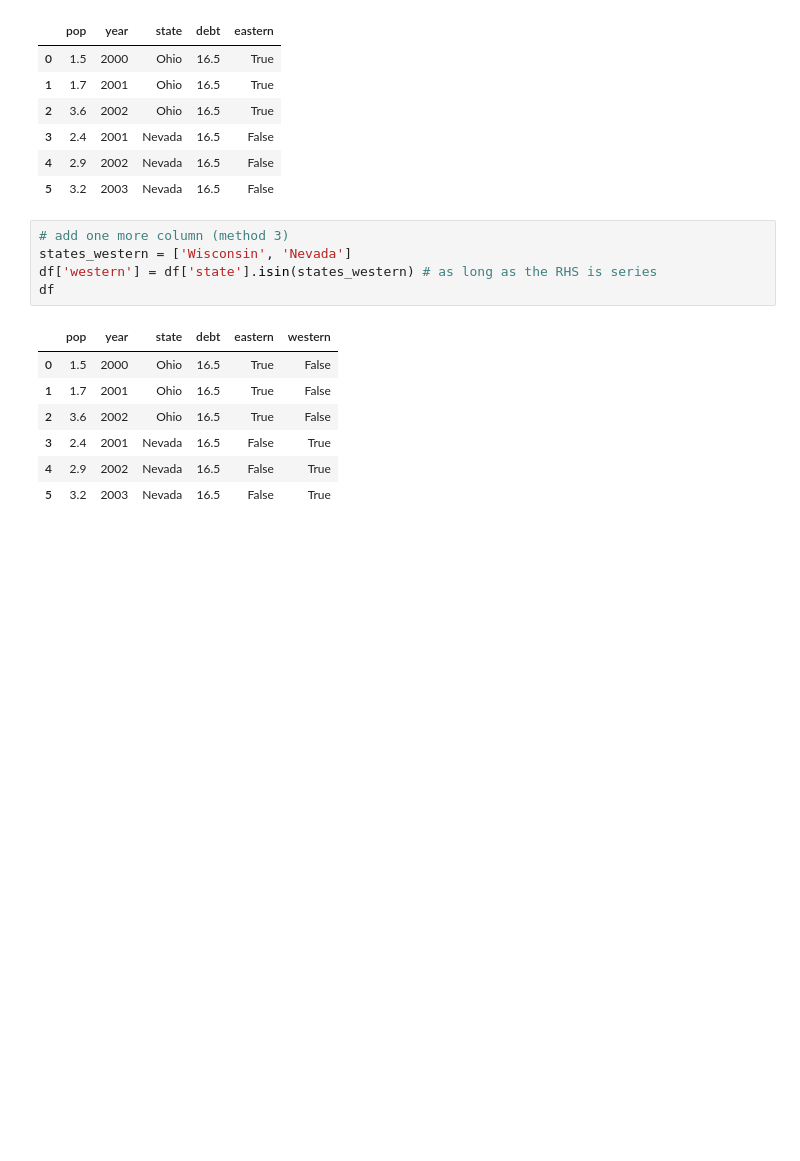
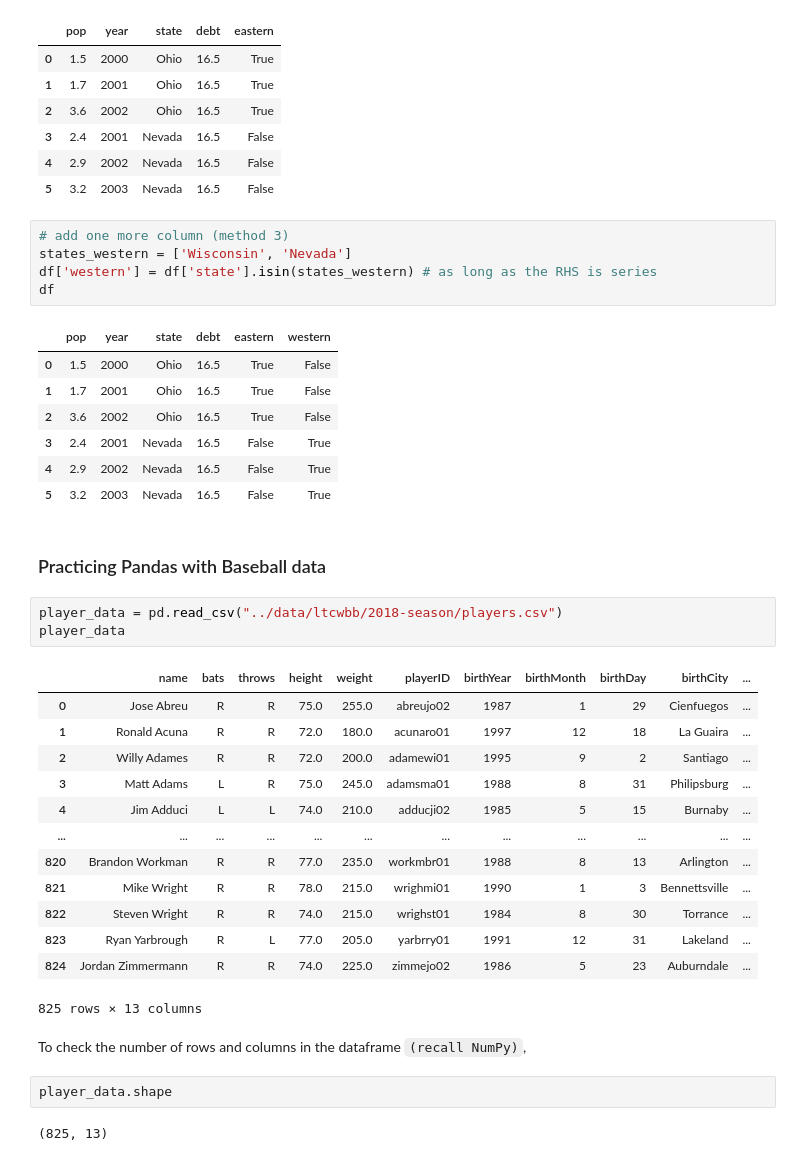
Before and after one commit to dowonh9599/everything-python, a Jupyter notebook: 06-pandas/01-introduction.ipynb, the cells around one changed output. Drawn from its saved outputs; the diff is of its cells as text; blank space fills up the shorter version.

Commit message:
feat: ltcwbb dataframe practice

```diff
--- a/06-pandas/01-introduction.ipynb
+++ b/06-pandas/01-introduction.ipynb
@@ -476,3 +476,28 @@ df
 | 3 | 2.4 | 2001 | Nevada | 16.5 | False | True |
 | 4 | 2.9 | 2002 | Nevada | 16.5 | False | True |
 | 5 | 3.2 | 2003 | Nevada | 16.5 | False | True |
+# %% [markdown]
+### Practicing Pandas with Baseball data
+# %%
+player_data = pd.read_csv("../data/ltcwbb/2018-season/players.csv")
+player_data
+# %% [output]
+|  | name | bats | throws | height | weight | playerID | birthYear | birthMonth | birthDay | birthCity | ... |
+| 0 | Jose Abreu | R | R | 75.0 | 255.0 | abreujo02 | 1987 | 1 | 29 | Cienfuegos | ... |
+| 1 | Ronald Acuna | R | R | 72.0 | 180.0 | acunaro01 | 1997 | 12 | 18 | La Guaira | ... |
+| 2 | Willy Adames | R | R | 72.0 | 200.0 | adamewi01 | 1995 | 9 | 2 | Santiago | ... |
+| 3 | Matt Adams | L | R | 75.0 | 245.0 | adamsma01 | 1988 | 8 | 31 | Philipsburg | ... |
+| 4 | Jim Adduci | L | L | 74.0 | 210.0 | adducji02 | 1985 | 5 | 15 | Burnaby | ... |
+| ... | ... | ... | ... | ... | ... | ... | ... | ... | ... | ... | ... |
+| 820 | Brandon Workman | R | R | 77.0 | 235.0 | workmbr01 | 1988 | 8 | 13 | Arlington | ... |
+| 821 | Mike Wright | R | R | 78.0 | 215.0 | wrighmi01 | 1990 | 1 | 3 | Bennettsville | ... |
+| 822 | Steven Wright | R | R | 74.0 | 215.0 | wrighst01 | 1984 | 8 | 30 | Torrance | ... |
+| 823 | Ryan Yarbrough | R | L | 77.0 | 205.0 | yarbrry01 | 1991 | 12 | 31 | Lakeland | ... |
+| 824 | Jordan Zimmermann | R | R | 74.0 | 225.0 | zimmejo02 | 1986 | 5 | 23 | Auburndale | ... |
+825 rows × 13 columns
+# %% [markdown]
+To check the number of rows and columns in the dataframe `(recall NumPy)`,
+# %%
+player_data.shape
+# %% [output]
+(825, 13)
```
Also changed, not shown: parts of 17 cells of this notebook.
